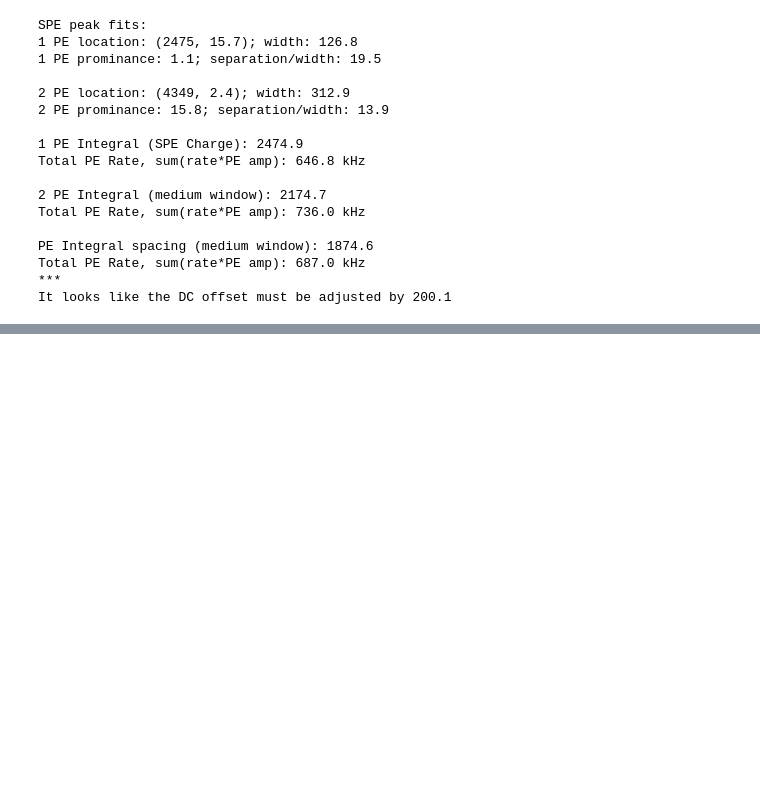
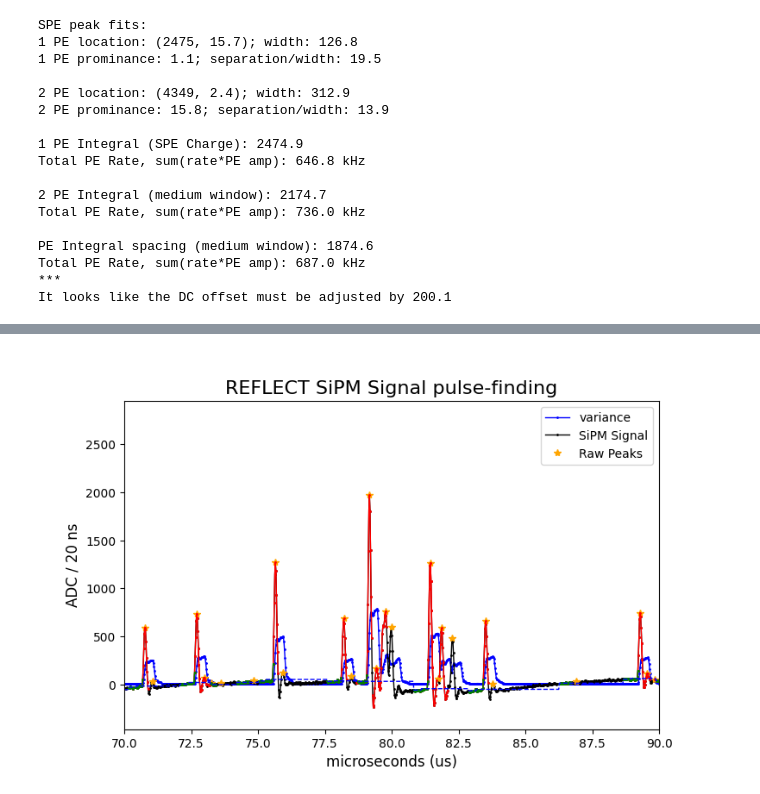
Before and after one commit to peckalec/dm-lab, a Jupyter notebook: REFLECT/SiPM_Analysis.ipynb, the cells around one changed output, grey strips where cells are left out. Saved outputs shown, nothing was run; the diff lists cells and outputs as text; code cells hidden in the pictures; blank space fills up the shorter version.

```diff
--- a/REFLECT/SiPM_Analysis.ipynb
+++ b/REFLECT/SiPM_Analysis.ipynb
@@ -3020,0 +3191,68 @@ intpks_final
+# %%
+#### Select raw peak-finder parameters
+variance_check_lower = 3*my_rise_time
+variance_check_upper = my_rise_time
+
+tic()
+signal_down = signal-(min(signal)+zero_fraction*(max(signal)-min(signal))) #-np.mean(signal,dtype="float64")
+
+#peaks,props = find_peaks(signal_down,height=0,width=rawpwidth,prominence=rawpprom)
+peaks,props = find_peaks(signal_down,height=0,width=rawpwidth,prominence=rawpprom)
+
+
+#plt.plot(time,signal_down,marker=".",linewidth=1,markersize=2,label=f"Orginal - {lowpasscut:.2f} MHz lowpass")
+
+# rolling variance, starting at one rise-time
+rolling_variance = np.zeros(len(signal_down))
+for i in range(len(signal_down)-2*my_rise_time):
+    rolling_variance[i+2*my_rise_time] = signal_down[i:i+2*my_rise_time].std()
+
+
+#plt.plot(time[peaks],signal_down[peaks],marker="+",linewidth=0,label="Raw Peaks")
+
+
+plt.close()
+plt.plot(time,rolling_variance,marker=".",linewidth=1,markersize=2,label = "variance",color="blue")
+plt.plot(time,signal_down,marker=".",linewidth=1,markersize=2,label = "SiPM Signal",color="black")
+plt.plot(time[peaks],signal_down[peaks],marker="*",linewidth=0,color="orange",label="Raw Peaks")
+
+rolling_zero = np.ones(len(signal_down))
+found_first = True
+tocms()
+tic()
+my_zeros = []
+for peak in peaks:
+    if peak<3*my_rise_time: continue
+    plt.plot(time[peak-variance_check_lower:peak-variance_check_upper],signal_down[peak-variance_check_lower:peak-variance_check_upper],
+                   marker=".",linewidth=1,markersize=2,color="red")
+    if not (rolling_variance[peak-variance_check_lower:peak-variance_check_upper]<10).any(): continue
+    good_range_min = min(peak-variance_check_upper-1*my_rise_time-np.array([variance_check_lower-variance_check_upper-1-i for i in range(variance_check_lower-variance_check_upper)])[rolling_variance[peak-variance_check_lower:peak-variance_check_upper]<10])
+    good_range_max = max(peak-variance_check_upper-np.array([variance_check_lower-variance_check_upper-1-i for i in range(variance_check_lower-variance_check_upper)])[rolling_variance[peak-variance_check_lower:peak-variance_check_upper]<10])
+    plt.plot(time[good_range_min:good_range_max],signal_down[good_range_min:good_range_max],
+                   marker=".",linewidth=1,markersize=2,color="green")
+
+    if found_first:
+        rolling_zero *= signal_down[good_range_min:good_range_max].mean()
+        my_zeros.append(good_range_max)
+        found_first = False
+    else:
+        #print(f"zero region found at {time[good_range_max]:.1f}; variances: {rolling_variance[good_range_min:good_range_max]} (mean {signal_down[good_range_min:good_range_max].mean():.2f})")
+        rolling_zero[good_range_min:] = signal_down[good_range_min:good_range_max].mean()
+        my_zeros.append(good_range_max)
+        #plt.plot(time[peak-variance_check_lower:peak-variance_check_upper],signal_down[peak-variance_check_lower:peak-variance_check_upper],
+                 #marker=".",linewidth=1,markersize=2,color="green")
+    #else: plt.plot(time[peak-variance_check_lower:peak-variance_check_upper],signal_down[peak-variance_check_lower:peak-variance_check_upper],
+                   #marker=".",linewidth=1,markersize=2,color="red")'''
+#plt.plot([time[0],time[-1]],[0,0],color="black",linestyle="--",linewidth=1)
+plt.plot(time,rolling_zero,color="blue",linestyle="--",linewidth=1)
+tocms()
+#plt.plot(time,signal_down-rolling_zero,color="gold",linestyle="--",linewidth=1)
+print(f"Number of peaks detected: {len(peaks)}\n\
+Average peak height: {np.mean(signal_down[peaks]):.1f}")
+plt.legend()
+plt.title("REFLECT SiPM Signal pulse-finding", size=16)
+plt.xlabel("microseconds (us)", size=12)
+plt.ylabel(f"ADC / {(time[1]-time[0])*1000:.0f} ns", size=12)
+plt.xlim(70,90)
+plt.show()
+# %% [output]
@@ -3020,0 +3263 @@ intpks_final
+[figure, added]
```
Also changed, not shown: parts of 17 cells of this notebook.
